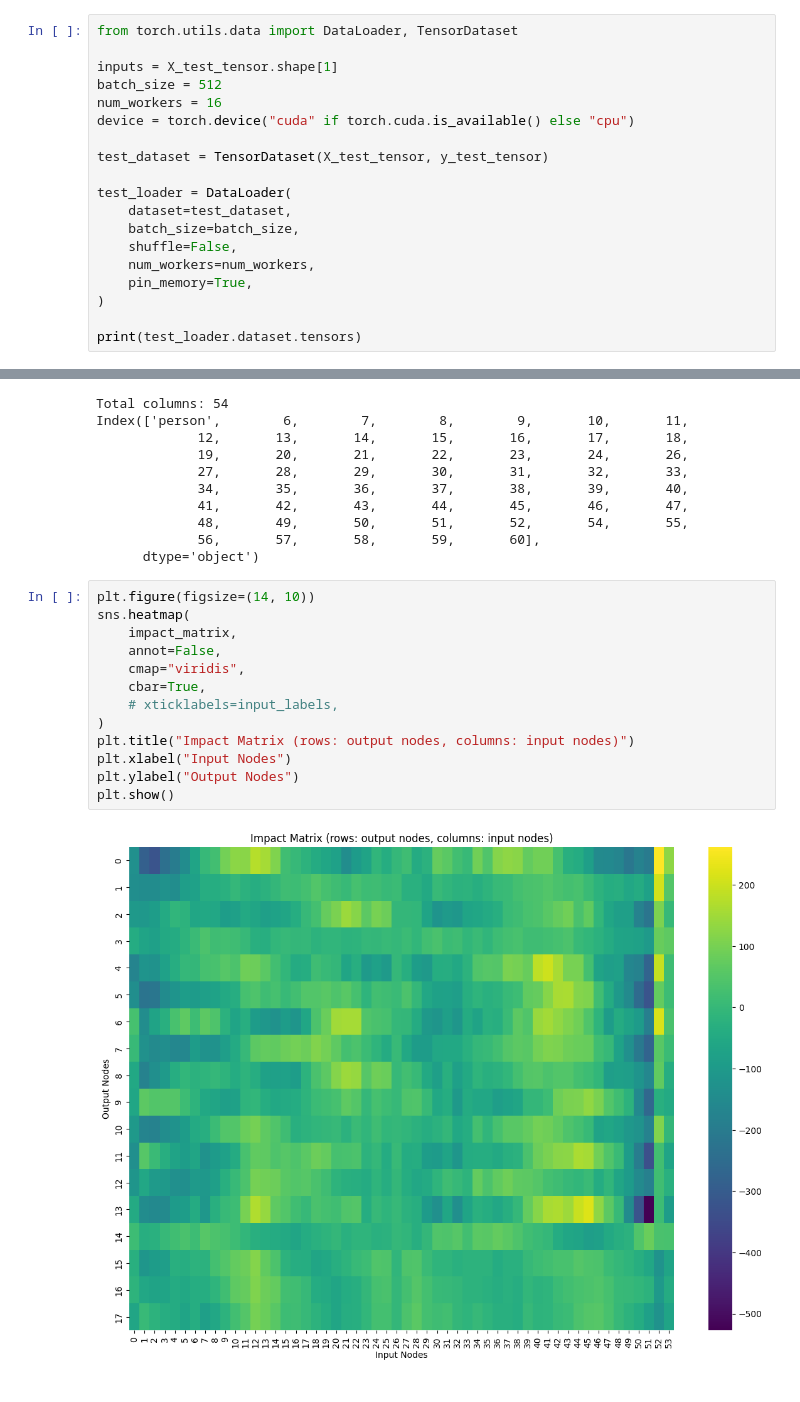
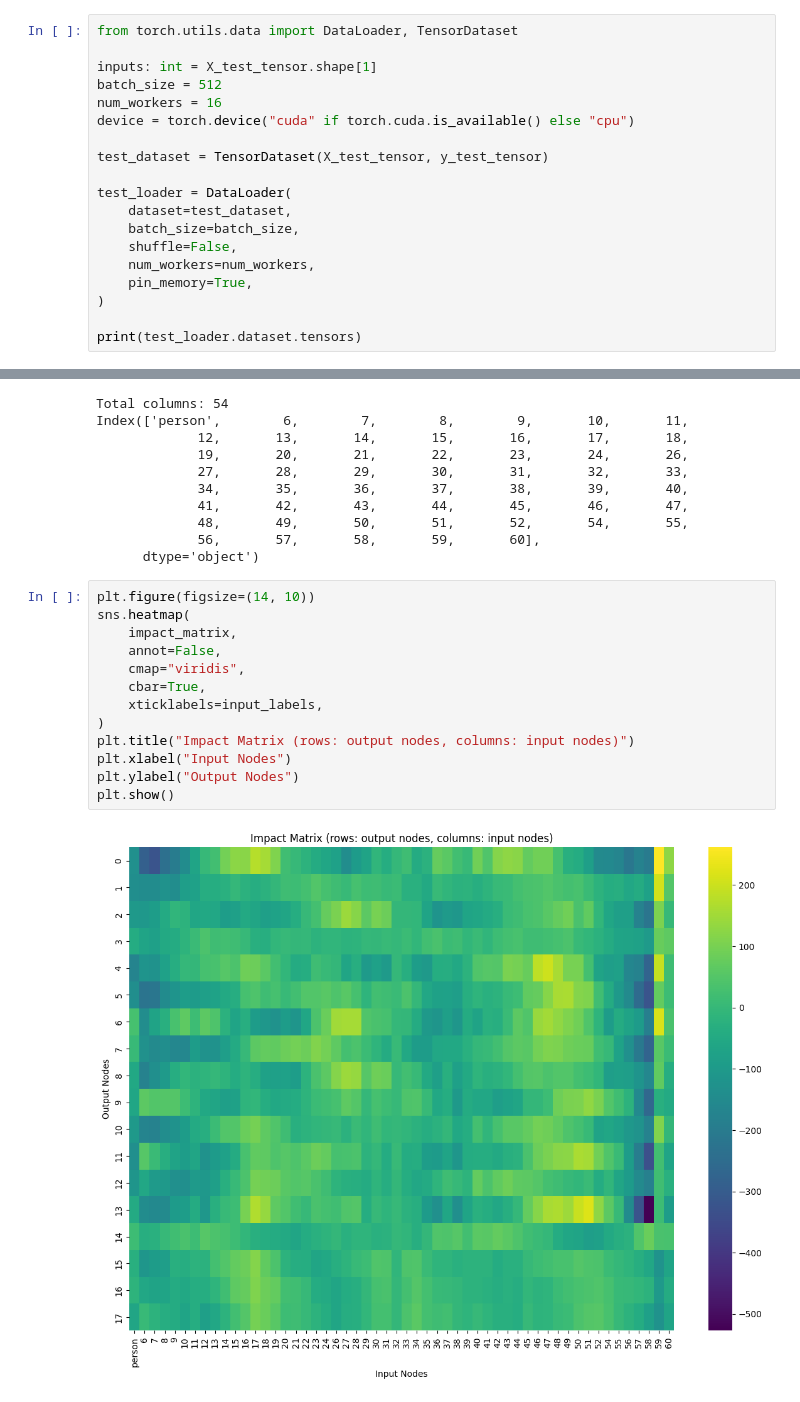
Before and after one commit to l1h2/channel_state_information, a Jupyter notebook: models/test_reduced_mlp.ipynb, the cells around one changed output, grey strips where cells are left out. Saved outputs shown, nothing was run; the diff lists cells and outputs as text.

```diff
--- a/models/test_reduced_mlp.ipynb
+++ b/models/test_reduced_mlp.ipynb
@@ -37,7 +37,7 @@ tensor([13, 10,  0,  1,  3])
 # %%
 from torch.utils.data import DataLoader, TensorDataset
 
-inputs = X_test_tensor.shape[1]
+inputs: int = X_test_tensor.shape[1]
 batch_size = 512
 num_workers = 16
 device = torch.device("cuda" if torch.cuda.is_available() else "cpu")
@@ -329,15 +329,15 @@ Index(['person',        6,        7,        8,        9,       10,       11,
 # %%
 plt.figure(figsize=(14, 10))
 sns.heatmap(
     impact_matrix,
     annot=False,
     cmap="viridis",
     cbar=True,
-    # xticklabels=input_labels,
+    xticklabels=input_labels,
 )
 plt.title("Impact Matrix (rows: output nodes, columns: input nodes)")
 plt.xlabel("Input Nodes")
 plt.ylabel("Output Nodes")
 plt.show()
 # %% [output]
-[figure, old version]
+[figure, new version]
```
Also changed, not shown: parts of 3 cells of this notebook, 1 other file.
